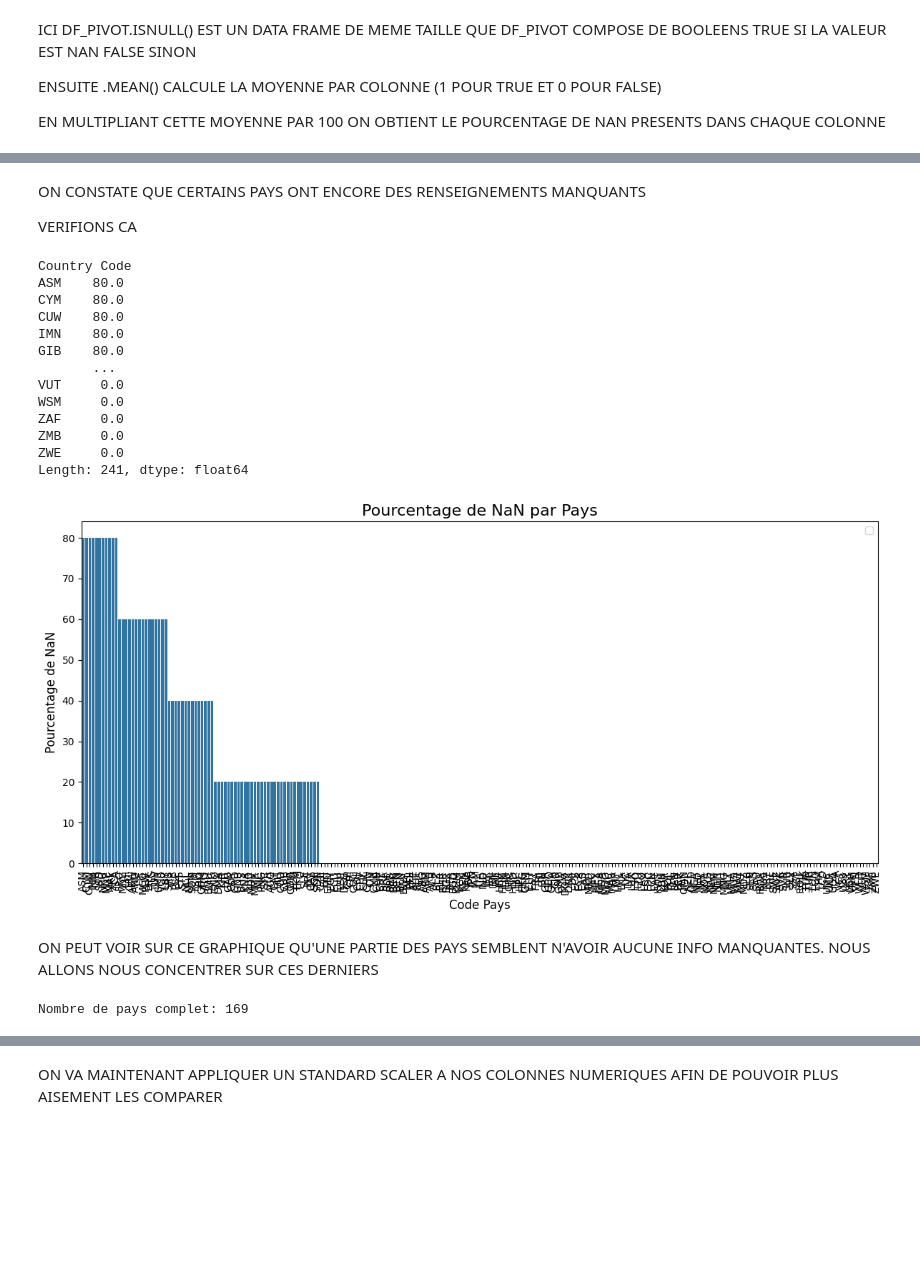
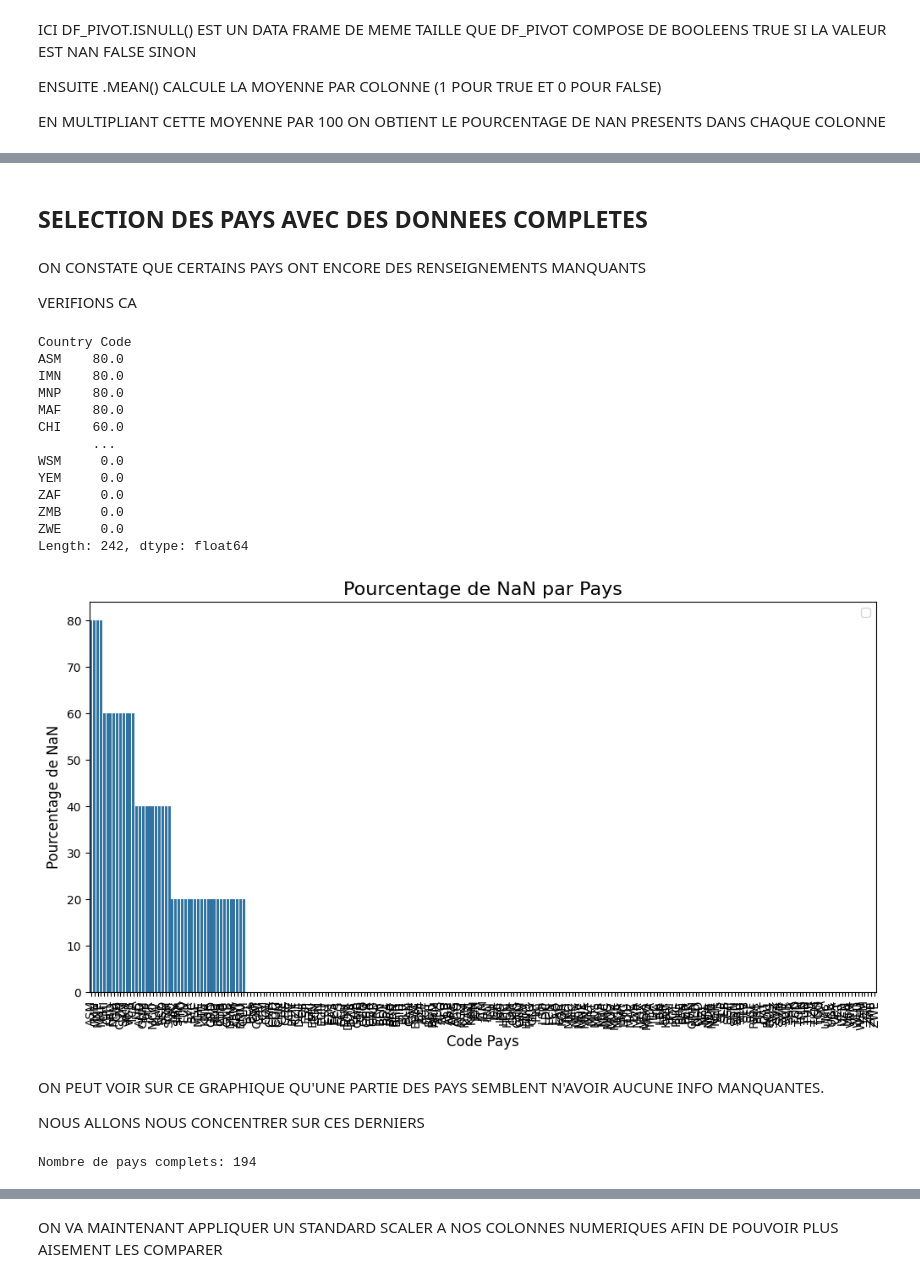
Before and after one commit to EP-portfolio/PROJET_2, a Jupyter notebook: JUPYTER.ipynb, the cells around one changed output, grey strips where cells are left out. Cells and saved outputs as stored; diff of their text form; code cells hidden in the pictures; blank space fills up the shorter version.

Commit message:
Finalisation de la mise en page sur les deux fichiers

```diff
--- a/JUPYTER.ipynb
+++ b/JUPYTER.ipynb
@@ -212,10 +240,0 @@ ON CONSTATE QUE LA COLONNE N° 69 (Unnamed: 69) EST ENTIEREMENT VIDE, EN EFFET E
-# %%
-# ON VA DROP TOUTES LES COLONNES QUI ONT PLUS DE 95% DE NULL
-
-Liste_à_drop = []
-for features in Fichier_Data.columns:
-    if Fichier_Data[features].isnull().sum()>0.95*Fichier_Data.shape[0]:
-        Liste_à_drop.append(features)
-print(Liste_à_drop)
-Fichier_Data=Fichier_Data.drop(Liste_à_drop,axis=1)
-Fichier_Data.info()
@@ -240,6 +240,0 @@ memory usage: 345.1+ MB
-# %%
-# ON VA MAINTENANT DROP LES LIGNES TROP PEU RENSEIGNEES
-# J'AI CHOISI UNE LIMITE A AU MOINS 22 NON NULL DANS LA LIGNE AFIN D'INCLURE LES LIGNES QUI ONT AU MOINS UNE DONNEE SUPPLEMENTAIRE
-# QUE LES 4 PREMIERES(QUI NE MANQUENT NULLE PART) ET LES 17 DERNIERES QUI SONT DES PROJECTIONS
-Fichier_Data=Fichier_Data.dropna(thresh=22)
-Fichier_Data.info()
@@ -551,63 +507,63 @@ DF_pivot
+# %% [markdown]
+## SELECTION DES PAYS AVEC DES DONNEES COMPLETES
 # %% [markdown]
 ON CONSTATE QUE CERTAINS PAYS ONT ENCORE DES RENSEIGNEMENTS MANQUANTS
 
 VERIFIONS CA
 # %%
-# Calculer le pourcentage de NaN pour chaque pays
+# CALCULER LE POURCENTAGE DE NaN POUR CHAQUE PAYS
 POURCENTAGE_NAN_LIGNE = DF_pivot.groupby('Country Code').apply(lambda x: x.isna().mean() * 100).mean(axis=1).sort_values(ascending=False)
 POURCENTAGE_NAN_LIGNE
 # %% [output]
 Country Code
 ASM    80.0
-CYM    80.0
-CUW    80.0
 IMN    80.0
-GIB    80.0
+MNP    80.0
+MAF    80.0
+CHI    60.0
        ...
-VUT     0.0
 WSM     0.0
+YEM     0.0
 ZAF     0.0
 ZMB     0.0
 ZWE     0.0
-Length: 241, dtype: float64
+Length: 242, dtype: float64
 # %%
-
-# Créer la figure et les axes
+# CREER LA FIGURE ET LES AXES
 fig, ax = plt.subplots(figsize=(12, 6))
 
-# Créer le diagramme en barres
+# CREER LE DIAGRAMME EN BARRE
 sns.barplot(x=POURCENTAGE_NAN_LIGNE.index, y=POURCENTAGE_NAN_LIGNE.values, ax=ax)
 
 
 
-# Personnaliser le graphique
+# PERSONNALISATION DU GRAPHIQUE
 ax.set_title('Pourcentage de NaN par Pays', fontsize=16)
 ax.set_xlabel('Code Pays', fontsize=12)
 ax.set_ylabel('Pourcentage de NaN', fontsize=12)
 ax.tick_params(axis='x', rotation=90)  # Rotation des étiquettes de l'axe x
 
-# Ajouter une légende
+# AJOUTER UNE LEGENDE
 ax.legend()
 
-# Ajuster la mise en page
-plt.tight_layout()
-
-# Afficher le graphique
+# AFFICHER LE GRAPHIQUE
 plt.show()
 # %% [output]
-[figure, old version]
+[figure, new version]
 # %% [markdown]
-ON PEUT VOIR SUR CE GRAPHIQUE QU'UNE PARTIE DES PAYS SEMBLENT N'AVOIR AUCUNE INFO MANQUANTES. NOUS ALLONS NOUS CONCENTRER SUR CES DERNIERS
+ON PEUT VOIR SUR CE GRAPHIQUE QU'UNE PARTIE DES PAYS SEMBLENT N'AVOIR AUCUNE INFO MANQUANTES.
+
+NOUS ALLONS NOUS CONCENTRER SUR CES DERNIERS
 # %%
-# Calculer le pourcentage de NaN pour chaque pays
+# CALCULER LE POURCENTAGE DE NaN POUR CHAQUE PAYS
 POURCENTAGE_NAN_LIGNEs = DF_pivot.groupby('Country Code').apply(lambda x: x.isna().mean() * 100).mean(axis=1)
 
 
-# Compter le nombre de pays complets
+# COMPTER LE NOMBRE DE PAYS COMPLETS
 pays_complet = np.sum(POURCENTAGE_NAN_LIGNE <= 1)
 
 
-print(f"Nombre de pays complet: {pays_complet}")
+print(f"Nombre de pays complets: {pays_complet}")
 # %% [output]
-Nombre de pays complet: 169
+Nombre de pays complets: 194
 # %% [markdown]
```
Also changed, not shown: parts of 80 cells of this notebook, 1 other file.
